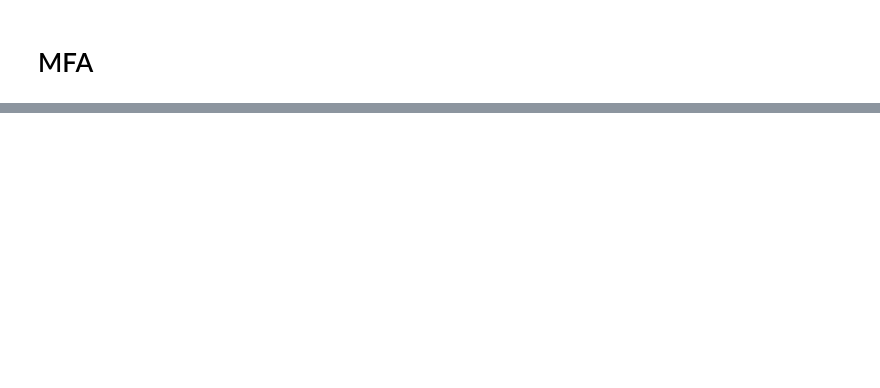
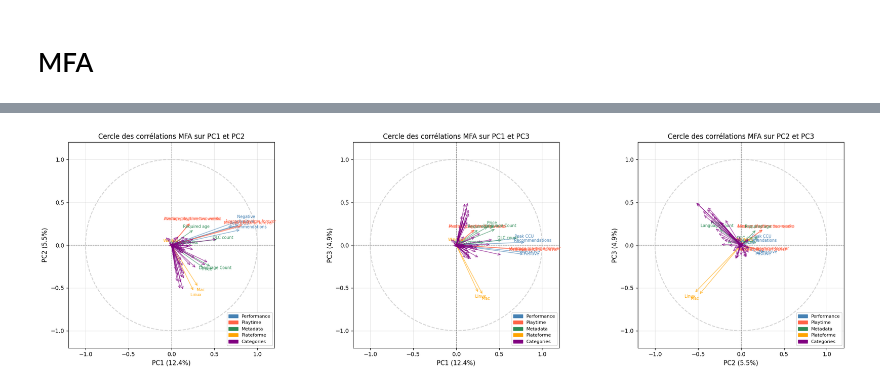
Before and after one commit to LjAquinox/Projet_Analyse_Steam, a Jupyter notebook: clean.ipynb, the cells around one changed output, grey strips where cells are left out. Cells and saved outputs as stored; diff of their text form; code cells hidden in the pictures; blank space fills up the shorter version.

```diff
--- a/clean.ipynb
+++ b/clean.ipynb
@@ -664,0 +714,41 @@ weighted avg       0.32      0.34      0.32     34057
+# %%
+# Plot fait par Claude
+dims = [(0, 1), (0, 2), (1, 2)]
+fig, axes = plt.subplots(1, 3, figsize=(21, 6))
+
+for ax, (dim1, dim2) in zip(axes, dims):
+    theta = np.linspace(0, 2 * np.pi, 300)
+    ax.plot(np.cos(theta), np.sin(theta), color="lightgrey", lw=1.5, ls="--")
+    ax.axhline(0, color="grey", lw=0.8, ls="--")
+    ax.axvline(0, color="grey", lw=0.8, ls="--")
+
+    colors = ["steelblue", "tomato", "seagreen", "orange", "purple"]
+
+    for (group_name, group_cols), color in zip(groups.items(), colors):
+        for col in group_cols:
+            # Corrélation de chaque variable avec les composantes
+            x = np.corrcoef(data_mfa[col], mfa.transform(data_mfa).iloc[:, dim1])[0, 1]
+            y = np.corrcoef(data_mfa[col], mfa.transform(data_mfa).iloc[:, dim2])[0, 1]
+            ax.annotate("", xy=(x, y), xytext=(0, 0),
+                        arrowprops=dict(arrowstyle="->", color=color, lw=1.2, alpha=0.6))
+            if group_name != "Categories":  # trop de labels sinon
+                ax.text(x * 1.1, y * 1.1, col, fontsize=7, color=color, ha="center")
+
+    # Légende groupes
+    patches = [mpatches.Patch(color=c, label=g) for g, c in zip(groups.keys(), colors)]
+    ax.legend(handles=patches, fontsize=8, loc="lower right")
+
+    var1 = float(mfa.eigenvalues_summary["% of variance"].iloc[dim1].strip("%"))
+    var2 = float(mfa.eigenvalues_summary["% of variance"].iloc[dim2].strip("%"))
+    ax.set_xlim(-1.2, 1.2)
+    ax.set_ylim(-1.2, 1.2)
+    ax.set_xlabel(f"PC{dim1+1} ({var1:.1f}%)", fontsize=11)
+    ax.set_ylabel(f"PC{dim2+1} ({var2:.1f}%)", fontsize=11)
+    ax.set_title(f"Cercle des corrélations MFA sur PC{dim1+1} et PC{dim2+1}", fontsize=12)
+    ax.set_aspect("equal")
+    ax.grid(True, alpha=0.3)
+
+plt.tight_layout()
+plt.show()
+# %% [output]
+[figure, added]
```
Also changed, not shown: parts of 17 cells of this notebook.
